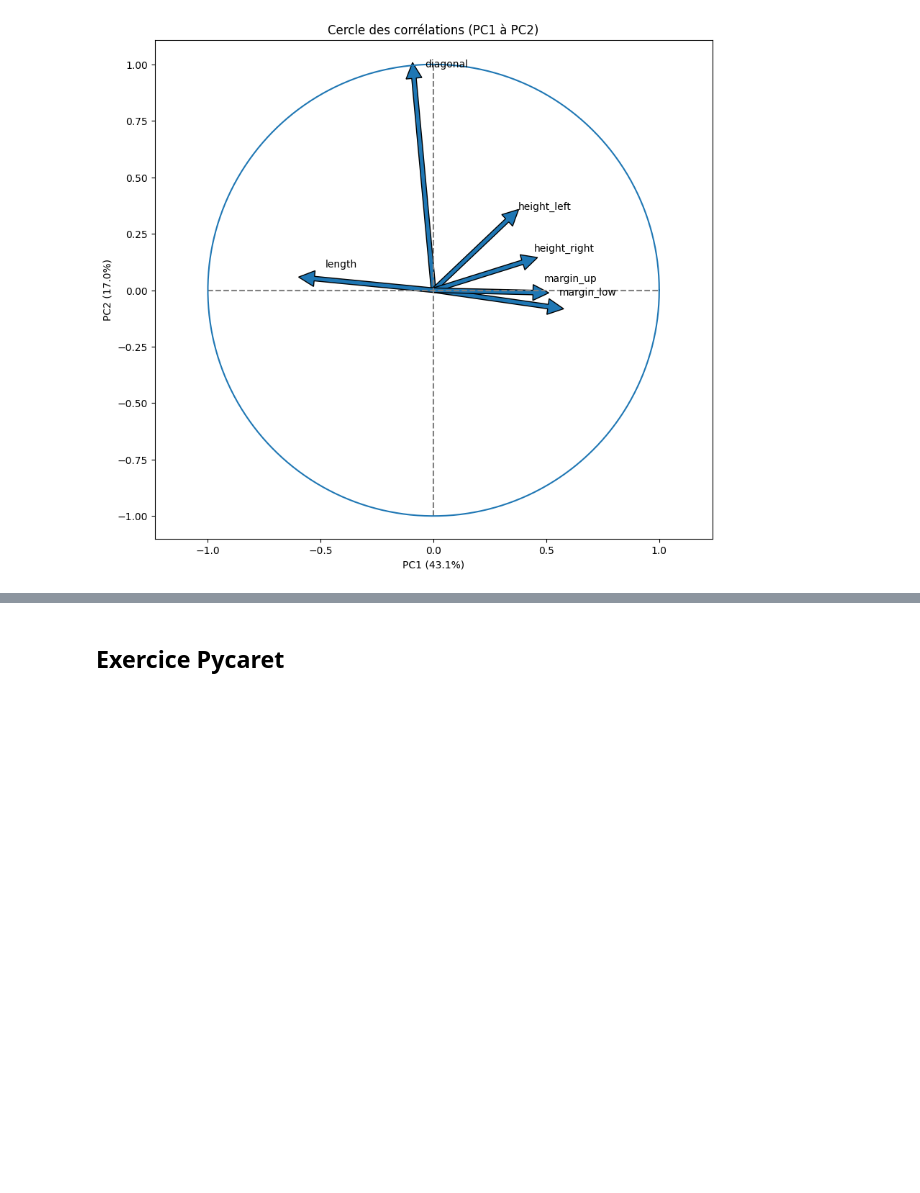
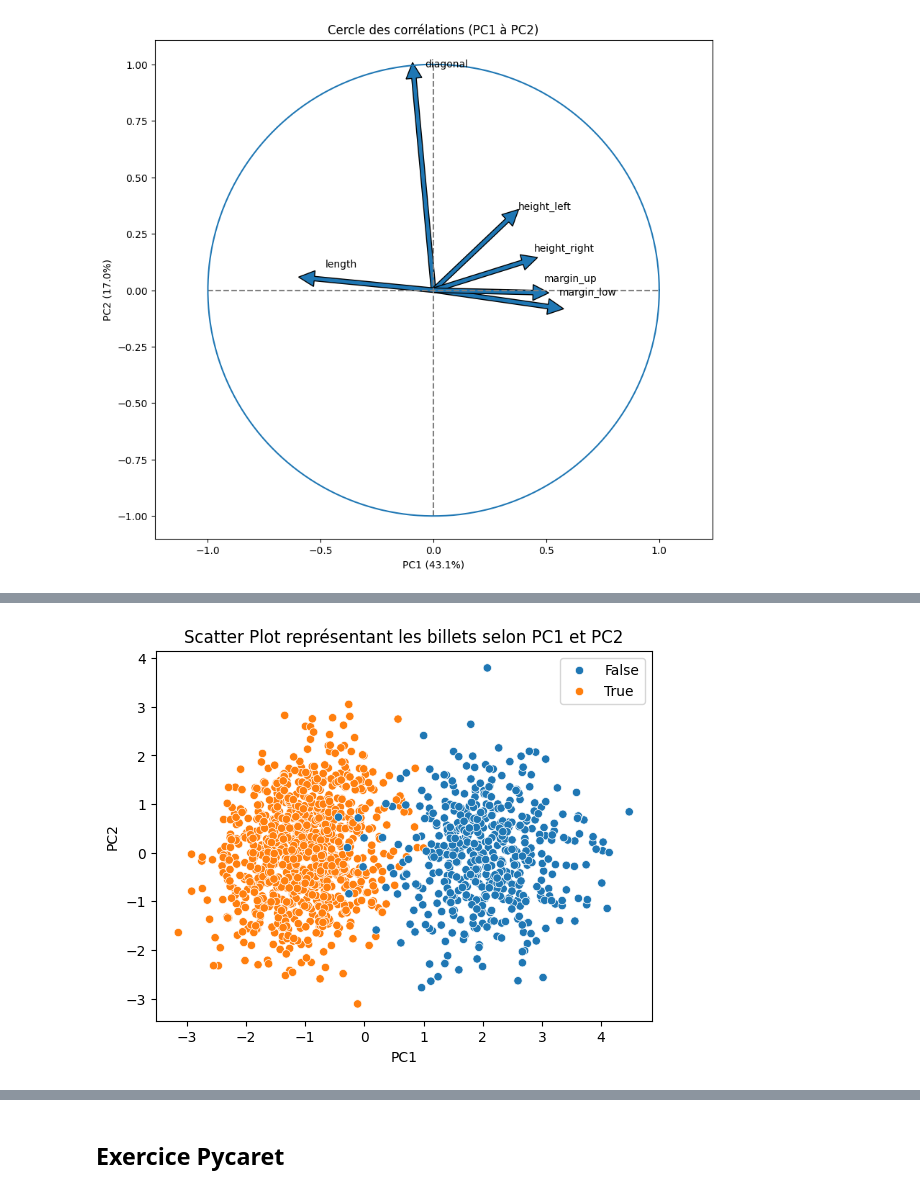
Before and after one commit to Melobgn/Veille-algorithmes-ML, a Jupyter notebook: Exo_global/exercices.ipynb, the cells around one changed output, grey strips where cells are left out. Saved outputs shown, nothing was run; the diff lists cells and outputs as text; code cells hidden in the pictures; blank space fills up the shorter version.

```diff
--- a/Exo_global/exercices.ipynb
+++ b/Exo_global/exercices.ipynb
@@ -132,0 +138,15 @@ plt.show(block=False)
+# %%
+import seaborn as sns
+billetspca['target']=data[['is_genuine']]
+sns.scatterplot(x=billetspca.PC1, y= billetspca.PC2,hue=billetspca.target)
+
+
+plt.legend()
+plt.xlabel('PC1')
+plt.ylabel('PC2')
+plt.title('Scatter Plot représentant les billets selon PC1 et PC2')
+
+# Affichage du tracé
+plt.show()
+# %% [output]
+[figure, added]
```
Also changed, not shown: parts of 2 cells of this notebook.
